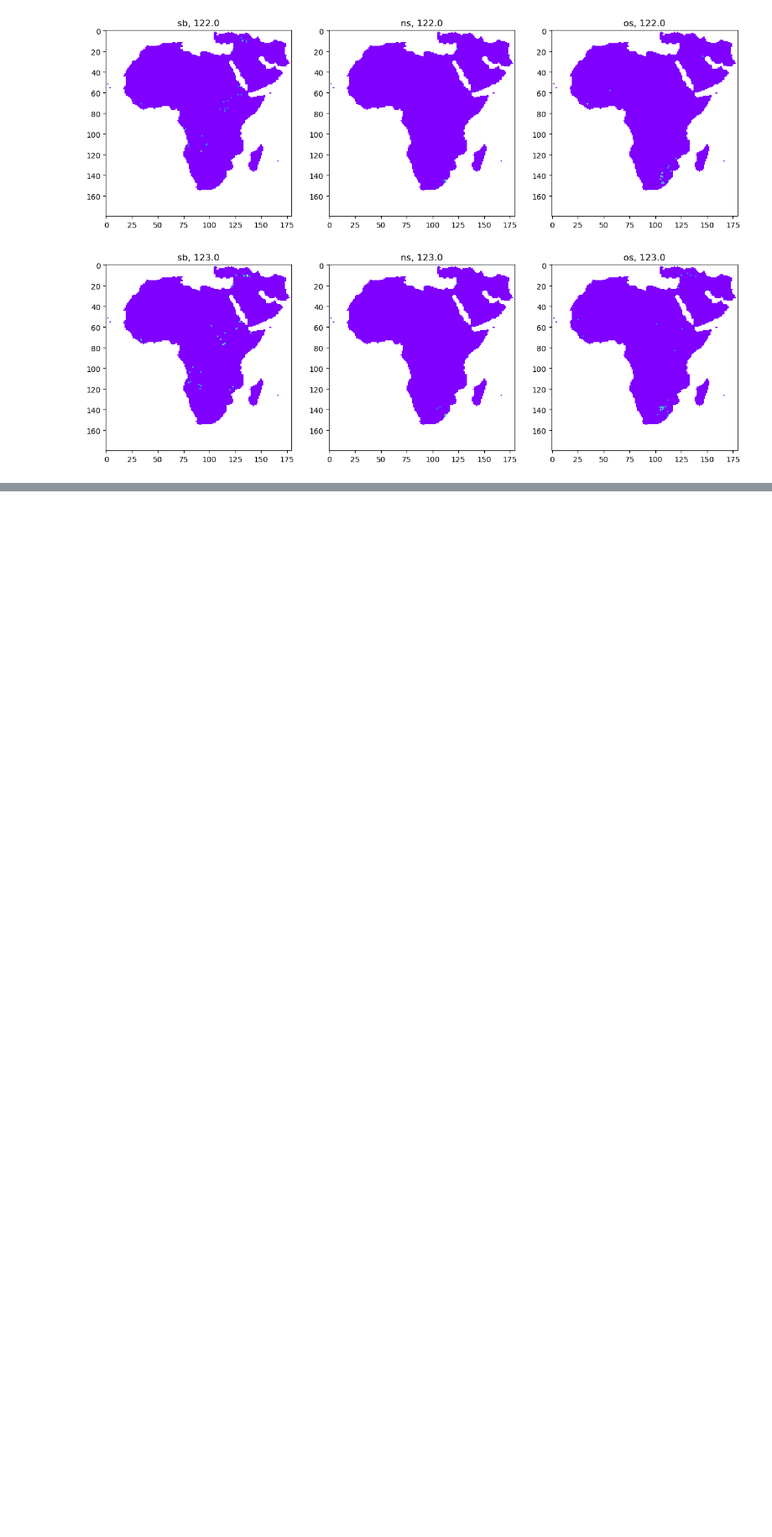
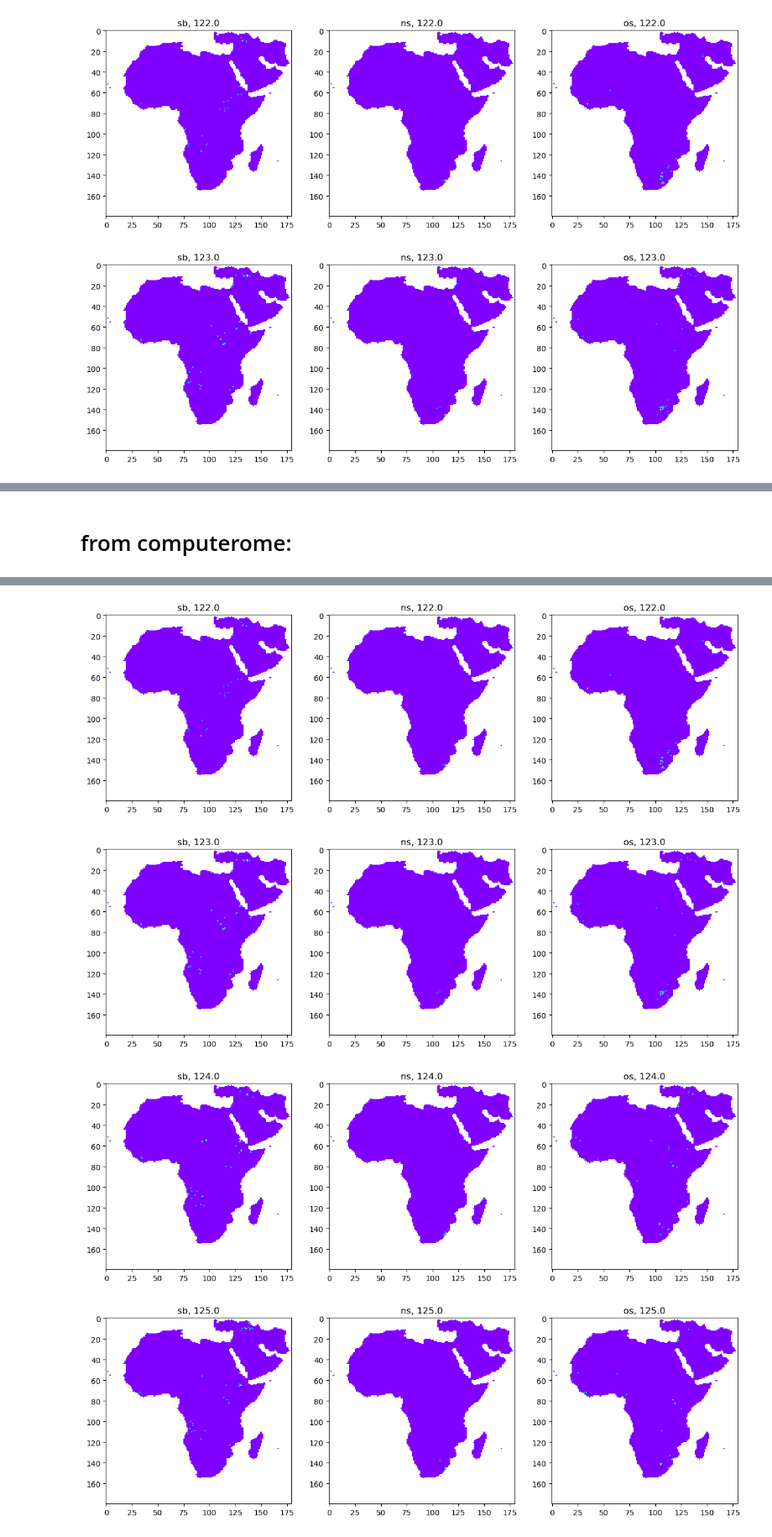
Before and after one commit to Polichinel/HydraNet_001, a Jupyter notebook: notebooks/viewser_test_sb_ns_os.ipynb, the cells around one changed output, grey strips where cells are left out. Shown at 84% size. Cells and saved outputs as stored; diff of their text form; code cells hidden in the pictures; blank space fills up the shorter version.

```diff
--- a/notebooks/viewser_test_sb_ns_os.ipynb
+++ b/notebooks/viewser_test_sb_ns_os.ipynb
@@ -459,0 +463,6 @@ for i in range(3): #vol.shape[0]):
+# %%
+location = '/home/number_one/Documents/scripts/conflictNet/data/raw/'
+file = '/viewser_monthly_vol_calib_sbnsos.pkl'
+
+with (open(f'{location + file}', 'rb')) as f:
+    vol_t = pickle.load(f)
@@ -459,0 +493,29 @@ for i in range(3): #vol.shape[0]):
+# %% [markdown]
+# from computerome:
+# %%
+location = '/home/number_one/Documents/scripts/conflictNet/data/raw/'
+file = '/viewser_monthly_vol_furture_sbnsos.pkl'
+
+with (open(f'{location + file}', 'rb')) as f:
+    vol_t2 = pickle.load(f)
+# %%
+for i in range(11): #vol.shape[0]):
+
+    fig, axs  = plt.subplots(1,3, figsize= (15,15))
+
+    month = vol_t2[i,:,:,3].mean()
+
+    true_sb_masked = np.ma.masked_where((vol_t2[0,:,:,4] == 0), vol_t2[i,:,:,5])
+    axs[0].imshow(true_sb_masked, cmap = 'rainbow')
+    axs[0].set_title(f"sb, {month}")
+
+    true_ns_masked = np.ma.masked_where((vol_t2[0,:,:,4] == 0), vol_t2[i,:,:,6])
+    axs[1].imshow(true_ns_masked, cmap = 'rainbow')
+    axs[1].set_title(f"ns, {month}")
+
+    true_os_masked = np.ma.masked_where((vol_t2[0,:,:,4] == 0), vol_t2[i,:,:,7])
+    axs[2].imshow(true_os_masked, cmap = 'rainbow')
+    axs[2].set_title(f"os, {month}")
+
+    plt.show()
+# %% [output]
@@ -459,0 +523,4 @@ for i in range(3): #vol.shape[0]):
+[figure, added]
+[figure, added]
+[figure, added]
+[figure, added]
```
Also changed, not shown: parts of 4 cells of this notebook.
